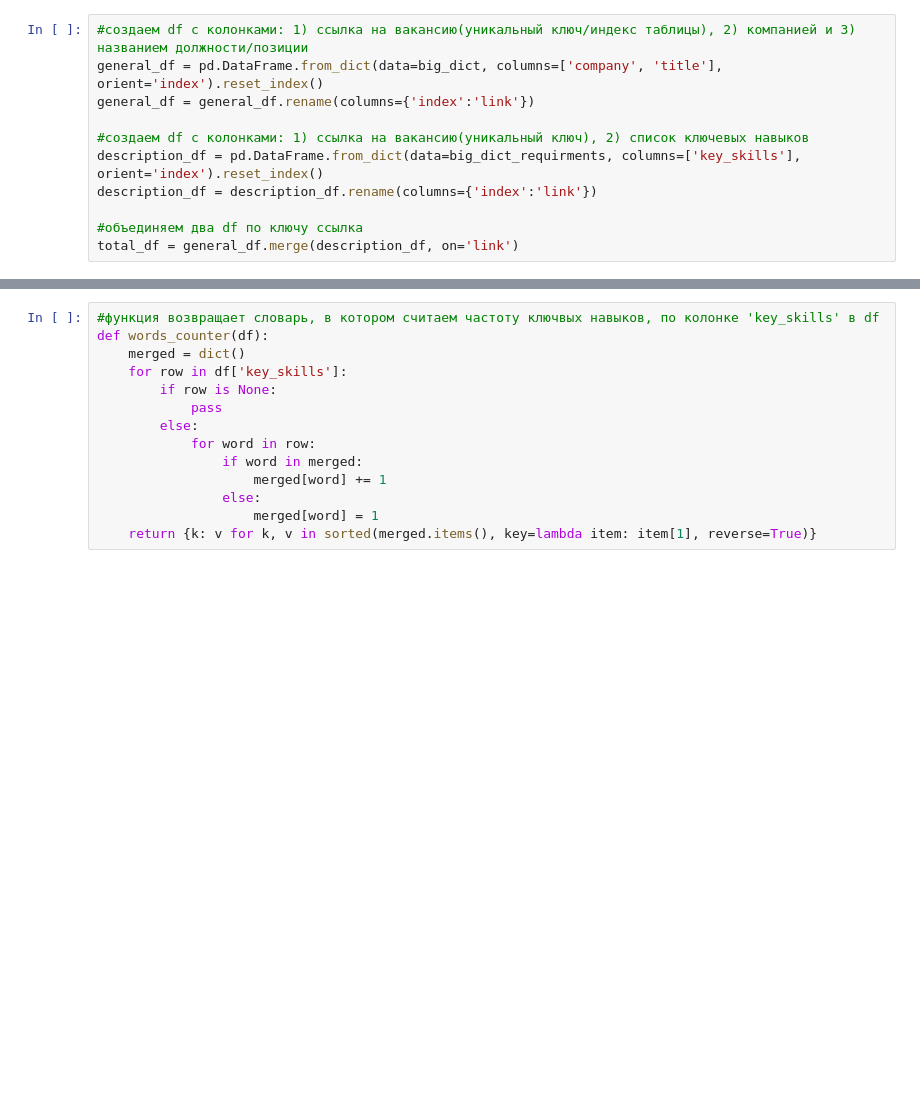
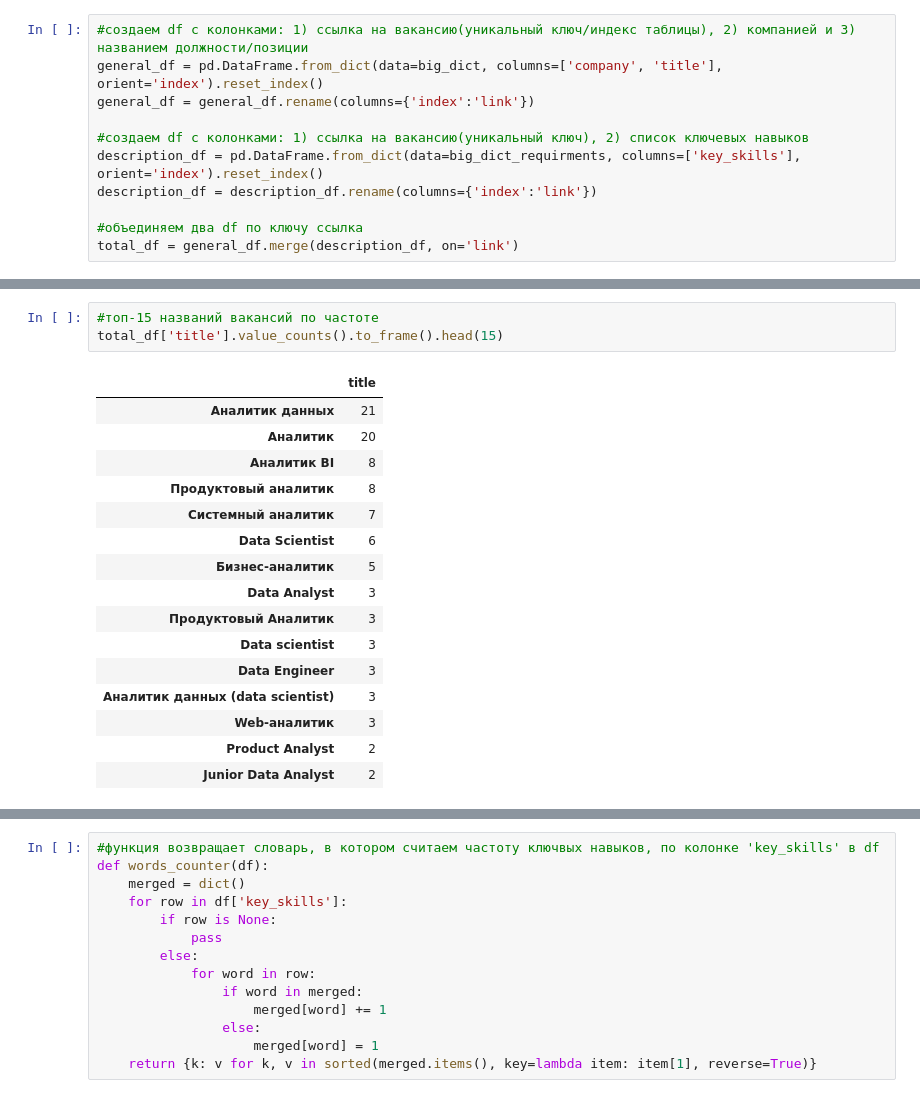
Before and after one commit to Ksianka/HH_analysis, a Jupyter notebook: HH_analysis.ipynb, the cells around one changed output, grey strips where cells are left out. Cells and saved outputs as stored; diff of their text form; blank space fills up the shorter version.

```diff
--- a/HH_analysis.ipynb
+++ b/HH_analysis.ipynb
@@ -117,0 +114,20 @@ total_df.loc[0,'key_skills']
+# %%
+#топ-15 названий вакансий по частоте
+total_df['title'].value_counts().to_frame().head(15)
+# %% [output]
+|  | title |
+| Аналитик данных | 21 |
+| Аналитик | 20 |
+| Аналитик BI | 8 |
+| Продуктовый аналитик | 8 |
+| Системный аналитик | 7 |
+| Data Scientist | 6 |
+| Бизнес-аналитик | 5 |
+| Data Analyst | 3 |
+| Продуктовый Аналитик | 3 |
+| Data scientist | 3 |
+| Data Engineer | 3 |
+| Аналитик данных (data scientist) | 3 |
+| Web-аналитик | 3 |
+| Product Analyst | 2 |
+| Junior Data Analyst | 2 |
```
Also changed, not shown: parts of 19 cells of this notebook.
